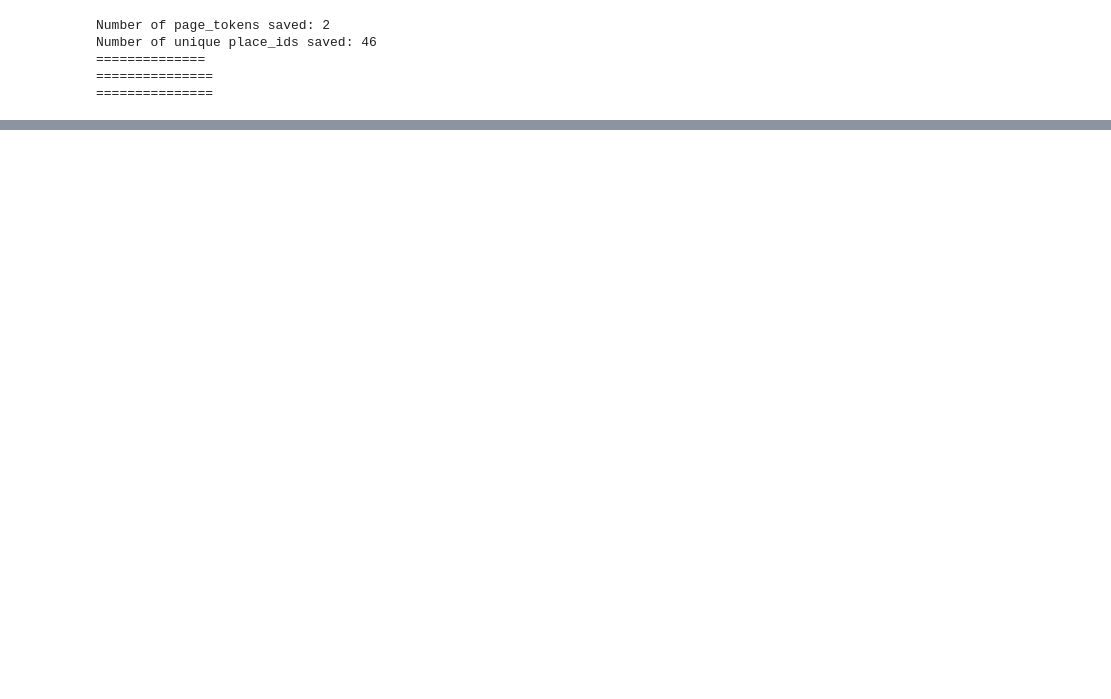
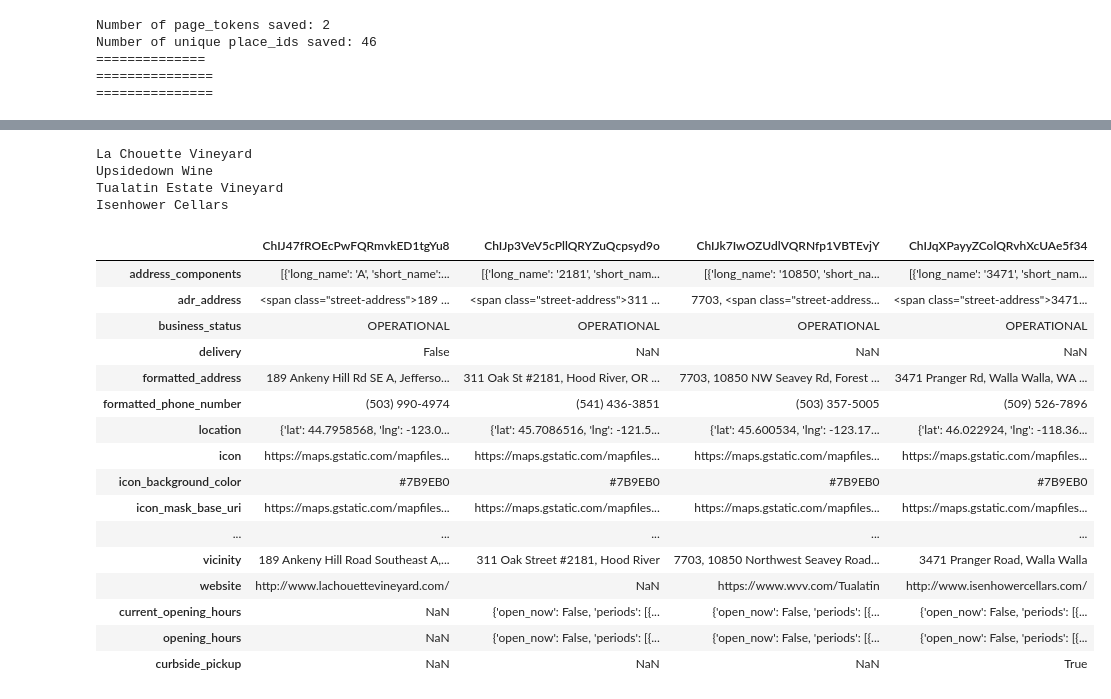
Before and after one commit to Bag0niku/Oregon_Wine, a Jupyter notebook: data/nick_testing_google_places_api.ipynb, the cells around one changed output, grey strips where cells are left out. Drawn from its saved outputs; the diff is of its cells as text; code cells hidden in the pictures; blank space fills up the shorter version.

Commit message:
playing with the detailed google maps place api calls and updated the readme

```diff
--- a/data/nick_testing_google_places_api.ipynb
+++ b/data/nick_testing_google_places_api.ipynb
@@ -270,0 +371,4 @@ Number of unique place_ids saved: 384
+# %%
+# detail_response = requests.get(details_url+f"place_id={saved_place_ids[0]}")
+first_place = saved_place_ids.pop()
+first_place
@@ -270,0 +426,55 @@ Number of unique place_ids saved: 384
+# %%
+detail_list=[first_place]  ## trash varibale to test the api calling multiple times
+for x in range(3):
+    detail_list.append(saved_place_ids.pop())  ## takes the id out of saved_place_id's and puts it in detail list
+# %%
+for place in detail_list:
+    print(requests.get(details_url+f"key={gkey}&place_id={place}").json()["result"]["name"])
+    saved_place_ids.add(place) ## puts the id back into the saved_place_id's
+# %% [output]
+La Chouette Vineyard
+Upsidedown Wine
+Tualatin Estate Vineyard
+Isenhower Cellars
+# %%
+## Detail keys to save:  "geometry"["location"] as location
+detail_dict= dict()
+reviews_dict = dict()
+
+for place in enumerate(detail_list):
+##  make the search request for the details of the place
+    response = requests.get(details_url+f"key={gkey}&place_id={place}").json()["result"]
+    detail_dict[place] = dict()
+
+## Save all the information
+    for key in response.keys():
+        if key != 'geometry':
+            if key != "reviews":
+                detail_dict[place][key] = response[key]
+            else:
+                for review in response[key]:
+                    reviews_dict[place] = dict()
+                    for key2 in review:
+                        reviews_dict[place][key2] = review[key2]
+        else:
+            detail_dict[place]["location"] = response[key]['location']
+# %%
+pd.DataFrame(detail_dict)
+# %% [output]
+|  | ChIJ47fROEcPwFQRmvkED1tgYu8 | ChIJp3VeV5cPllQRYZuQcpsyd9o | ChIJk7IwOZUdlVQRNfp1VBTEvjY | ChIJqXPayyZColQRvhXcUAe5f34 |
+| address_components | [{'long_name': 'A', 'short_name':... | [{'long_name': '2181', 'short_nam... | [{'long_name': '10850', 'short_na... | [{'long_name': '3471', 'short_nam... |
+| adr_address | <span class="street-address">189 ... | <span class="street-address">311 ... | 7703, <span class="street-address... | <span class="street-address">3471... |
+| business_status | OPERATIONAL | OPERATIONAL | OPERATIONAL | OPERATIONAL |
+| delivery | False | NaN | NaN | NaN |
+| formatted_address | 189 Ankeny Hill Rd SE A, Jefferso... | 311 Oak St #2181, Hood River, OR ... | 7703, 10850 NW Seavey Rd, Forest ... | 3471 Pranger Rd, Walla Walla, WA ... |
+| formatted_phone_number | (503) 990-4974 | (541) 436-3851 | (503) 357-5005 | (509) 526-7896 |
+| location | {'lat': 44.7958568, 'lng': -123.0... | {'lat': 45.7086516, 'lng': -121.5... | {'lat': 45.600534, 'lng': -123.17... | {'lat': 46.022924, 'lng': -118.36... |
+| icon | https://maps.gstatic.com/mapfiles... | https://maps.gstatic.com/mapfiles... | https://maps.gstatic.com/mapfiles... | https://maps.gstatic.com/mapfiles... |
+| icon_background_color | #7B9EB0 | #7B9EB0 | #7B9EB0 | #7B9EB0 |
+| icon_mask_base_uri | https://maps.gstatic.com/mapfiles... | https://maps.gstatic.com/mapfiles... | https://maps.gstatic.com/mapfiles... | https://maps.gstatic.com/mapfiles... |
+| ... | ... | ... | ... | ... |
+| vicinity | 189 Ankeny Hill Road Southeast A,... | 311 Oak Street #2181, Hood River | 7703, 10850 Northwest Seavey Road... | 3471 Pranger Road, Walla Walla |
+| website | http://www.lachouettevineyard.com/ | NaN | https://www.wvv.com/Tualatin | http://www.isenhowercellars.com/ |
+| current_opening_hours | NaN | {'open_now': False, 'periods': [{... | {'open_now': False, 'periods': [{... | {'open_now': False, 'periods': [{... |
+| opening_hours | NaN | {'open_now': False, 'periods': [{... | {'open_now': False, 'periods': [{... | {'open_now': False, 'periods': [{... |
+| curbside_pickup | NaN | NaN | NaN | True |
```
Also changed, not shown: parts of 15 cells of this notebook, 1 other file.
